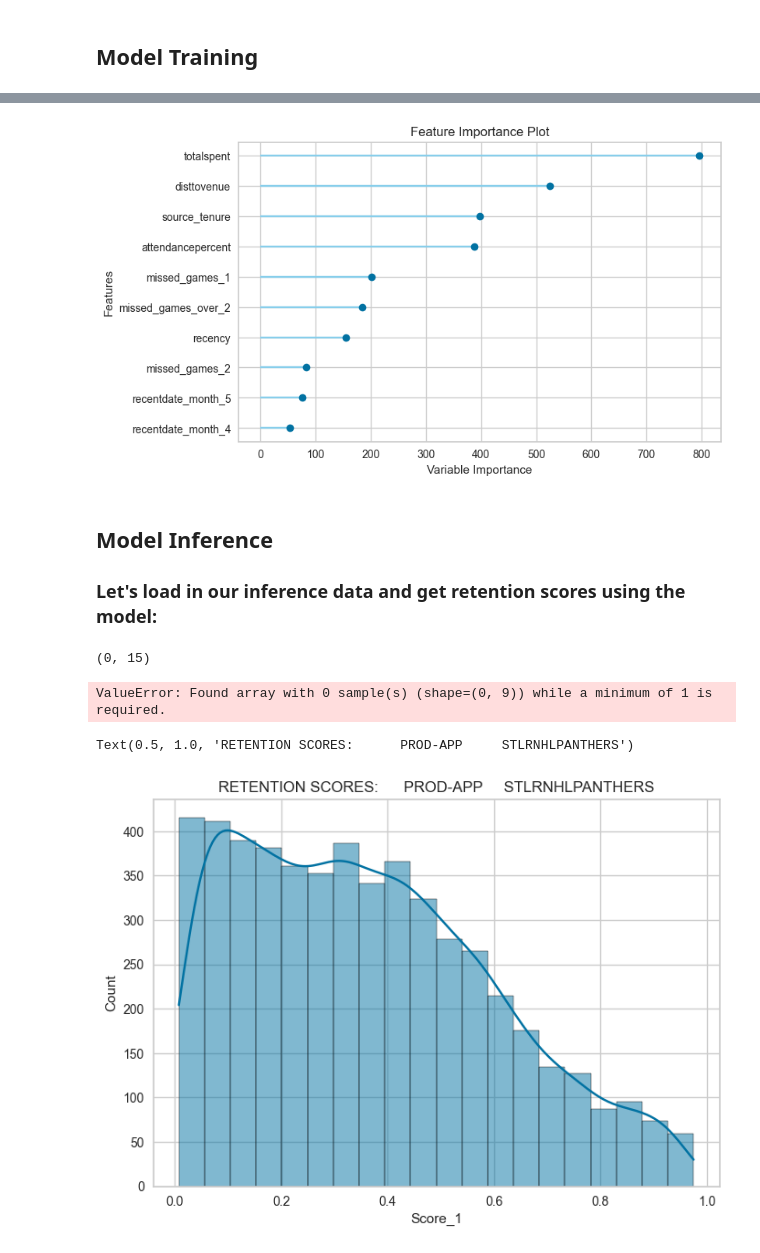
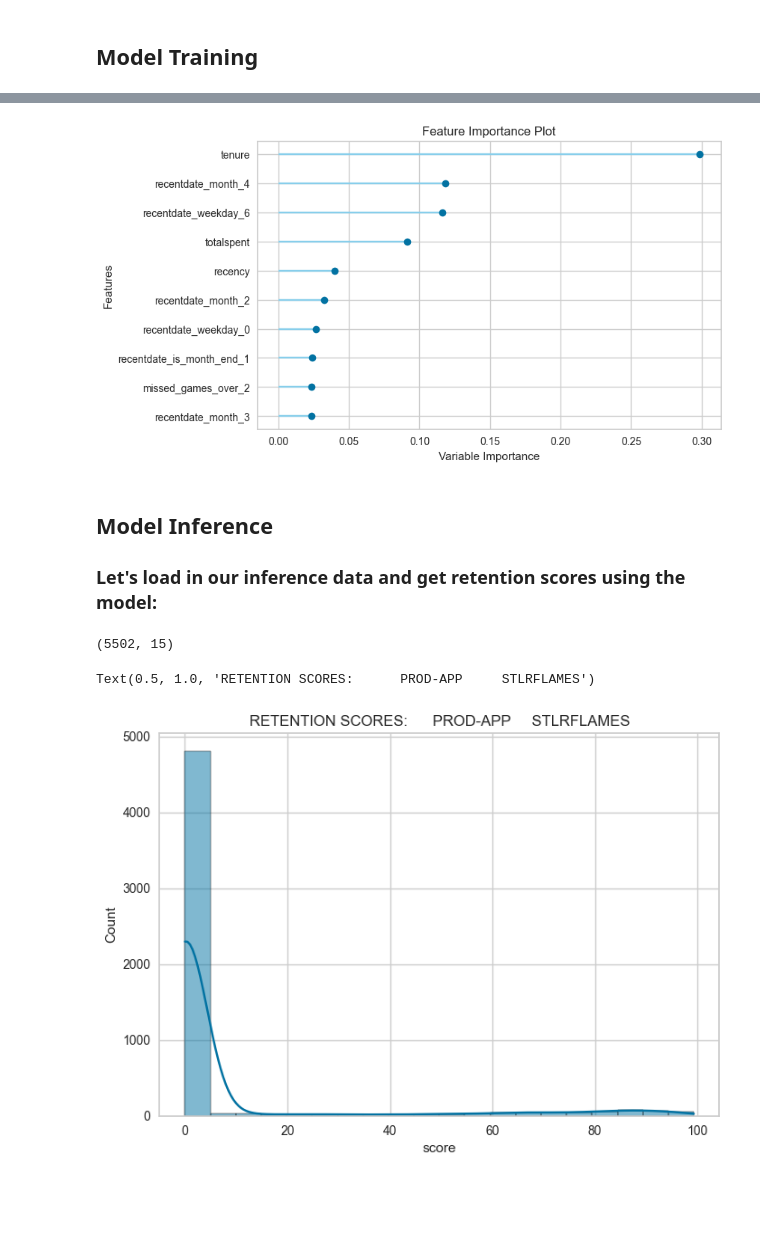
Before and after one commit to ryankazmerik/data-sci, a Jupyter notebook: fallbacks/Retention Rollover.ipynb, the cells around one changed output, grey strips where cells are left out. Saved outputs shown, nothing was run; the diff lists cells and outputs as text; code cells hidden in the pictures; blank space fills up the shorter version.

```diff
--- a/fallbacks/Retention Rollover.ipynb
+++ b/fallbacks/Retention Rollover.ipynb
@@ -47,7 +56,7 @@ features = [
 	"missed_games_2",
 	"missed_games_over_2",
 	"recency",
-	"source_tenure",
+	"tenure",
 	"totalspent",
 	"isnextyear_buyer"
 ]
@@ -60,11 +69,15 @@ df_dataset = df_dataset[features]
 df_dataset["year"] = pd.to_numeric(df_dataset["year"])
 df_dataset = df_dataset.loc[df_dataset["year"] <= TRAINING_YEAR]
 
+#Fail safes
+df = df.dropna(subset=["recentdate"]).reset_index(drop=True)
+df['tenure'] = df['tenure'].fillna(0)
+
 df_train = df_dataset.sample(frac=0.85, random_state=786)
-df_eval = df_dataset.drop(df_train.index)
+df_train = df_train.reset_index(drop=True)
 
-df_train.reset_index(drop=True, inplace=True)
-df_eval.reset_index(drop=True, inplace=True)
+df_eval = df.drop(df_train.index)
+df_eval = df_eval.reset_index(drop=True)
 
 # print out the number of records for training and eval
 print('Data for Modeling: ' + str(df_train.shape))
@@ -105,7 +118,7 @@ setup(
 # %%
 model_matrix = compare_models(
     fold=10,
-    include=["lightgbm"]
+    include=["xgboost"]
 )
 # %% [output]
 |  | Model | Accuracy | AUC | Recall | Prec. | F1 | Kappa | MCC | TT (Sec) |
@@ -131,7 +144,7 @@ final_model = finalize_model(best_model);
 # %%
 plot_model(final_model, plot='feature')
 # %% [output]
-[figure, old version]
+[figure, new version]
 # %% [markdown]
 ## Model Inference
 
@@ -142,18 +155,23 @@ df_inference = df.loc[df["year"] >= SCORING_YEAR]
 
 # remove the target column from the inference df
 df_inference = df_inference[features]
+
 df_inference = df_inference.drop(columns=["isnextyear_buyer"], axis=1)
 
+#df_inference = df_inference.reindex(sorted(df_inference.columns), axis=1)
+
+df_inference['tenure'] = df_inference['tenure'].fillna(0)
+
 df_inference.shape
 # %% [output]
-(0, 15)
+(5502, 15)
 # %%
 df_scores = predict_model(final_model, data=df_inference, raw_score=True)
+
+df_scores["score"] = df_scores["Score_1"].astype("float64").fillna(0)*100
-# %% [output]
-ValueError: Found array with 0 sample(s) (shape=(0, 9)) while a minimum of 1 is required.
 # %%
-sns.histplot(data=df_scores, x='Score_1', bins= 20, kde=True)
+sns.histplot(data=df_scores, x='score', bins= 20, kde=True)
 plt.title(f"RETENTION SCORES:      {CLUSTER.upper()}     {DATABASE.upper()}", fontsize = 12)
 # %% [output]
-Text(0.5, 1.0, 'RETENTION SCORES:      PROD-APP     STLRNHLPANTHERS')
+Text(0.5, 1.0, 'RETENTION SCORES:      PROD-APP     STLRFLAMES')
-[figure, old version]
+[figure, new version]
```
Also changed, not shown: parts of 6 cells of this notebook.
